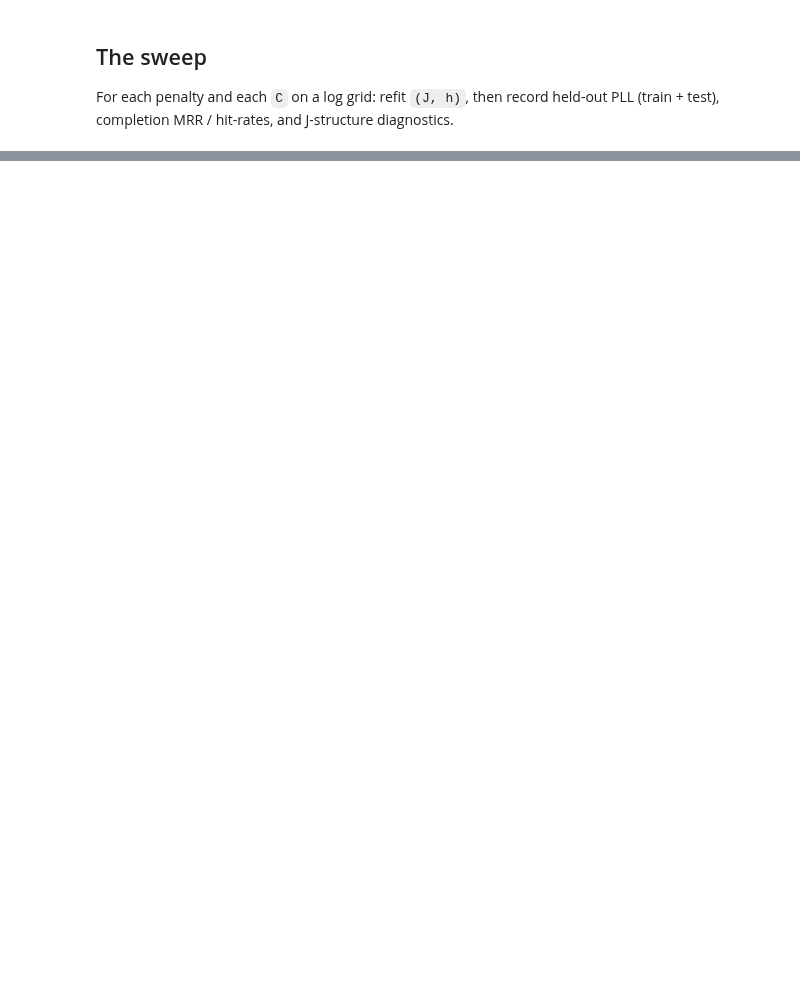
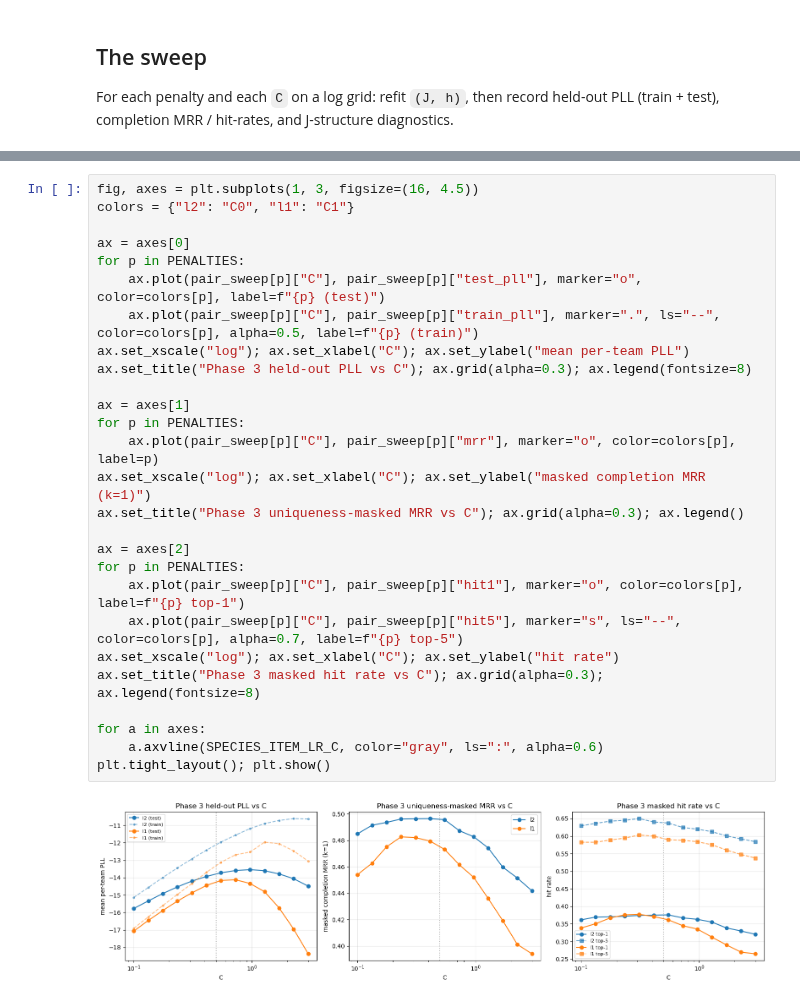
Before and after one commit to kylehtunis/k2dex, a Jupyter notebook: notebooks/regularization_sweep.ipynb, the cells around one changed output, grey strips where cells are left out. Drawn from its saved outputs; the diff is of its cells as text; blank space fills up the shorter version.

```diff
--- a/notebooks/regularization_sweep.ipynb
+++ b/notebooks/regularization_sweep.ipynb
@@ -292,0 +443,29 @@ plt.tight_layout(); plt.show()
+# %%
+fig, axes = plt.subplots(1, 3, figsize=(16, 4.5))
+colors = {"l2": "C0", "l1": "C1"}
+
+ax = axes[0]
+for p in PENALTIES:
+    ax.plot(pair_sweep[p]["C"], pair_sweep[p]["test_pll"], marker="o", color=colors[p], label=f"{p} (test)")
+    ax.plot(pair_sweep[p]["C"], pair_sweep[p]["train_pll"], marker=".", ls="--", color=colors[p], alpha=0.5, label=f"{p} (train)")
+ax.set_xscale("log"); ax.set_xlabel("C"); ax.set_ylabel("mean per-team PLL")
+ax.set_title("Phase 3 held-out PLL vs C"); ax.grid(alpha=0.3); ax.legend(fontsize=8)
+
+ax = axes[1]
+for p in PENALTIES:
+    ax.plot(pair_sweep[p]["C"], pair_sweep[p]["mrr"], marker="o", color=colors[p], label=p)
+ax.set_xscale("log"); ax.set_xlabel("C"); ax.set_ylabel("masked completion MRR (k=1)")
+ax.set_title("Phase 3 uniqueness-masked MRR vs C"); ax.grid(alpha=0.3); ax.legend()
+
+ax = axes[2]
+for p in PENALTIES:
+    ax.plot(pair_sweep[p]["C"], pair_sweep[p]["hit1"], marker="o", color=colors[p], label=f"{p} top-1")
+    ax.plot(pair_sweep[p]["C"], pair_sweep[p]["hit5"], marker="s", ls="--", color=colors[p], alpha=0.7, label=f"{p} top-5")
+ax.set_xscale("log"); ax.set_xlabel("C"); ax.set_ylabel("hit rate")
+ax.set_title("Phase 3 masked hit rate vs C"); ax.grid(alpha=0.3); ax.legend(fontsize=8)
+
+for a in axes:
+    a.axvline(SPECIES_ITEM_LR_C, color="gray", ls=":", alpha=0.6)
+plt.tight_layout(); plt.show()
+# %% [output]
+[figure, added]
```
Also changed, not shown: parts of 17 cells of this notebook, 18 other files.
